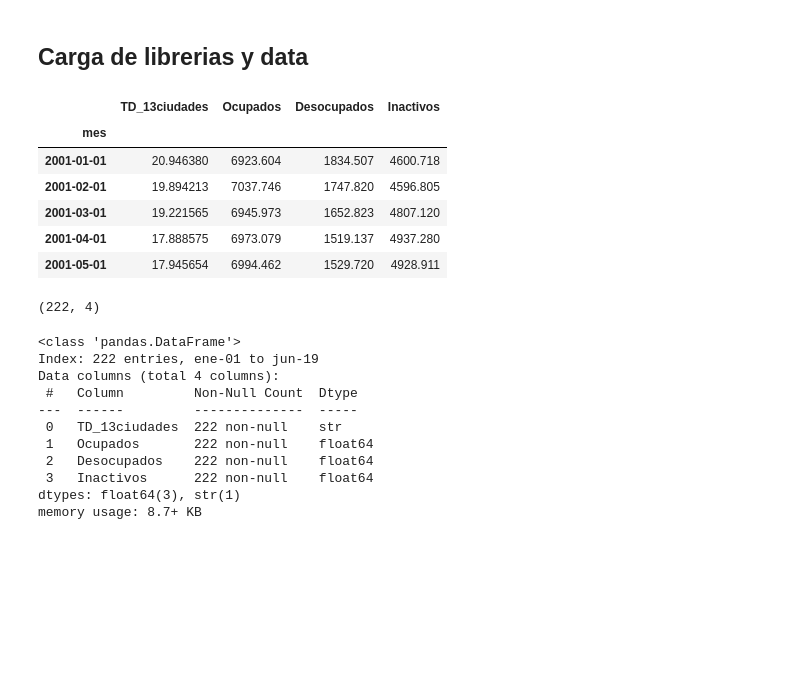
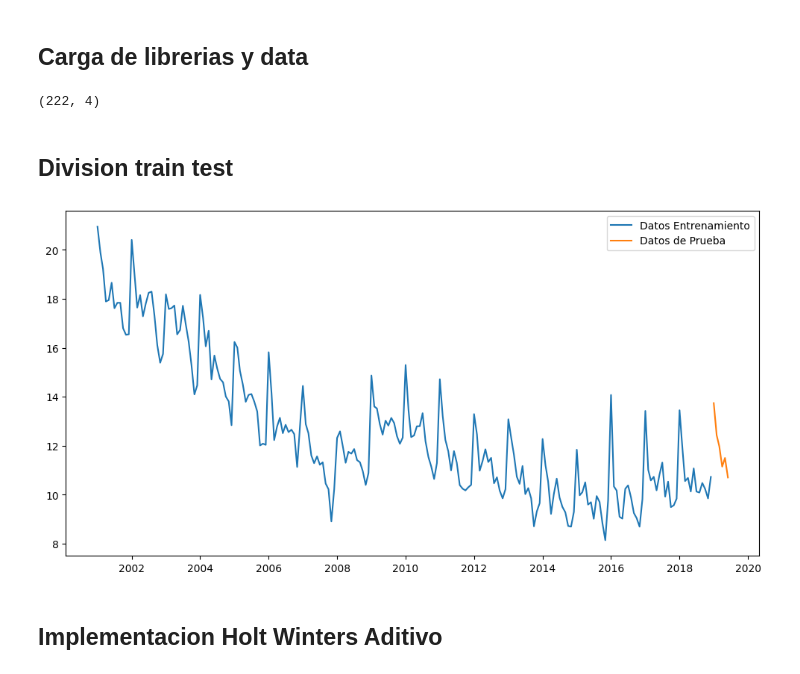
Before and after one commit to Rick2898/Series_Tiempo, a Jupyter notebook: ACTIVIDAD_2/Entregable/Act_2.ipynb, the cells around one changed output. Drawn from its saved outputs; the diff is of its cells as text; code cells hidden in the pictures; blank space fills up the shorter version.

```diff
--- a/ACTIVIDAD_2/Entregable/Act_2.ipynb
+++ b/ACTIVIDAD_2/Entregable/Act_2.ipynb
@@ -26,29 +26,22 @@ from sklearn.metrics import mean_squared_error
 
 df_empleos= pd.read_excel("https://raw.githubusercontent.com/dagudelo30/Series-de-tiempo---Javeriana-Cali/main/intro-moving_average/datosEmpleo.xlsx",index_col='mes',parse_dates=True)
 df_empleos.head()
+df_empleo.shape
 # %% [output]
-|  | TD_13ciudades | Ocupados | Desocupados | Inactivos |
-| mes |  |  |  |  |
-| 2001-01-01 | 20.946380 | 6923.604 | 1834.507 | 4600.718 |
-| 2001-02-01 | 19.894213 | 7037.746 | 1747.820 | 4596.805 |
-| 2001-03-01 | 19.221565 | 6945.973 | 1652.823 | 4807.120 |
-| 2001-04-01 | 17.888575 | 6973.079 | 1519.137 | 4937.280 |
-| 2001-05-01 | 17.945654 | 6994.462 | 1529.720 | 4928.911 |
+(222, 4)
+# %% [markdown]
+## Division train test
 # %%
-df_empleo.shape
+train_len = 216
+train_td = df_empleos[["TD_13ciudades"]][:train_len]
+test_td  = df_empleos[["TD_13ciudades"]][train_len:]
+
+fig = plt.figure(figsize=(12, 6))
+plt.plot(train_td, label="Datos Entrenamiento")
+plt.plot(test_td,  label="Datos de Prueba")
+plt.legend()
+plt.show()
 # %% [output]
-(222, 4)
+[figure, added]
-# %%
-df_empleo.info()
-# %% [output]
-<class 'pandas.DataFrame'>
-Index: 222 entries, ene-01 to jun-19
-Data columns (total 4 columns):
- #   Column         Non-Null Count  Dtype
----  ------         --------------  -----
- 0   TD_13ciudades  222 non-null    str
- 1   Ocupados       222 non-null    float64
- 2   Desocupados    222 non-null    float64
- 3   Inactivos      222 non-null    float64
-dtypes: float64(3), str(1)
-memory usage: 8.7+ KB
+# %% [markdown]
+## Implementacion Holt Winters Aditivo
```
Also changed, not shown: parts of 6 cells of this notebook.
